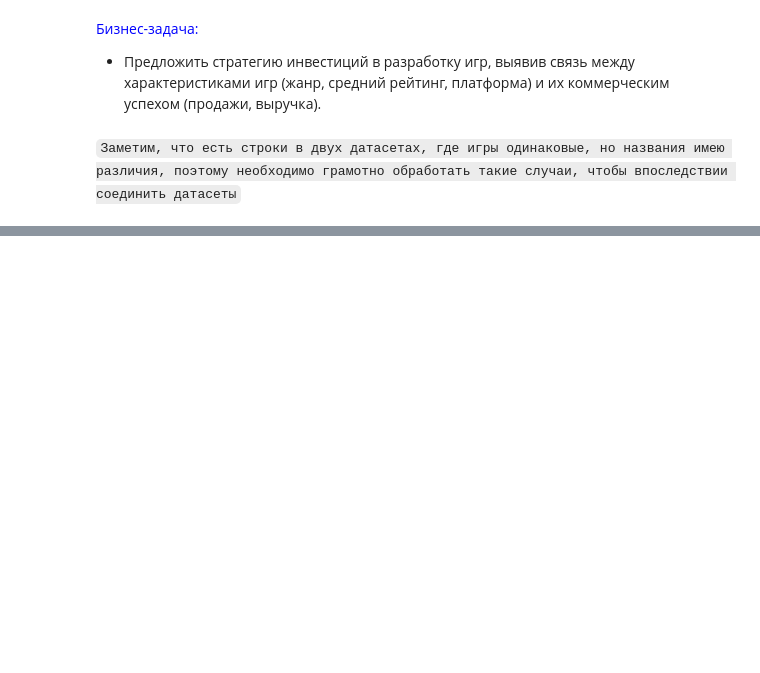
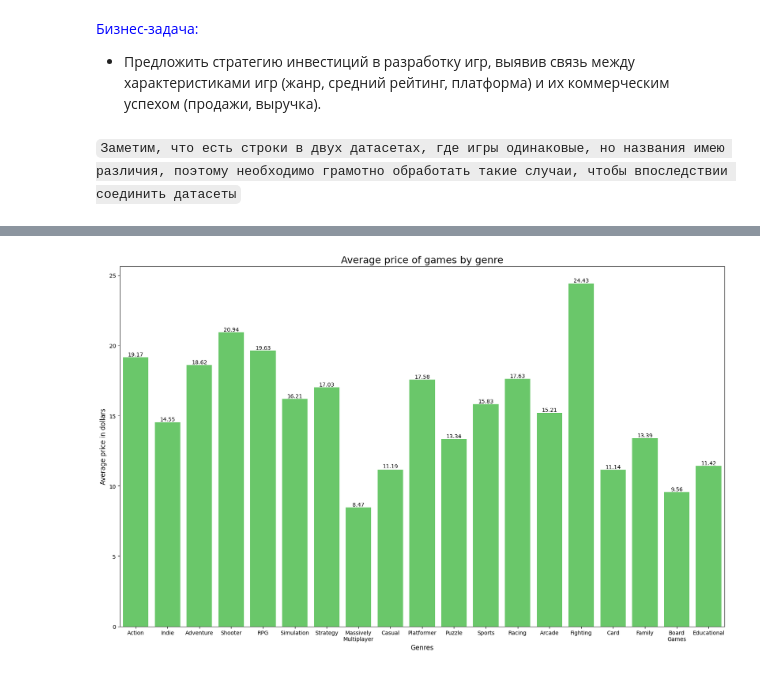
Before and after one commit to dengidredengi/DE-Scraping-API, a Jupyter notebook: eda.ipynb, the cells around one changed output, grey strips where cells are left out. Drawn from its saved outputs; the diff is of its cells as text; code cells hidden in the pictures; blank space fills up the shorter version.

```diff
--- a/eda.ipynb
+++ b/eda.ipynb
@@ -112,0 +228,23 @@ cleaned
+# %%
+data = []
+for genre in genres:
+    average_price = main_df[main_df[genre] == 1]['price'].mean()
+    data.append({'Genre' : genre, 'average_price' : average_price})
+
+genres_with_average_price = pd.DataFrame(data)
+genres_with_average_price = genres_with_average_price.sort_values(by='average_price',ascending=False)
+genres_with_average_price['Genre'] = genres_with_average_price['Genre'].str.replace(' ', '\n')
+
+
+plt.figure(figsize=(20, 12))
+order=genres_with_the_highest_sales['Genre'].tolist()
+ax = sns.barplot(data=genres_with_average_price, x='Genre', y='average_price', color='limegreen', alpha=0.8, order=order)
+for bar in ax.patches:
+    plt.text(bar.get_x() + bar.get_width() / 2.0, bar.get_height(), round(bar.get_height(), 2), ha='center', va='bottom')
+plt.title('Average price of games by genre', fontsize=18)
+plt.xlabel('Genres', fontsize=12)
+plt.ylabel('Average price in dollars', fontsize=12)
+
+plt.show()
+# %% [output]
+[figure, added]
```
Also changed, not shown: parts of 14 cells of this notebook, 1 other file.
